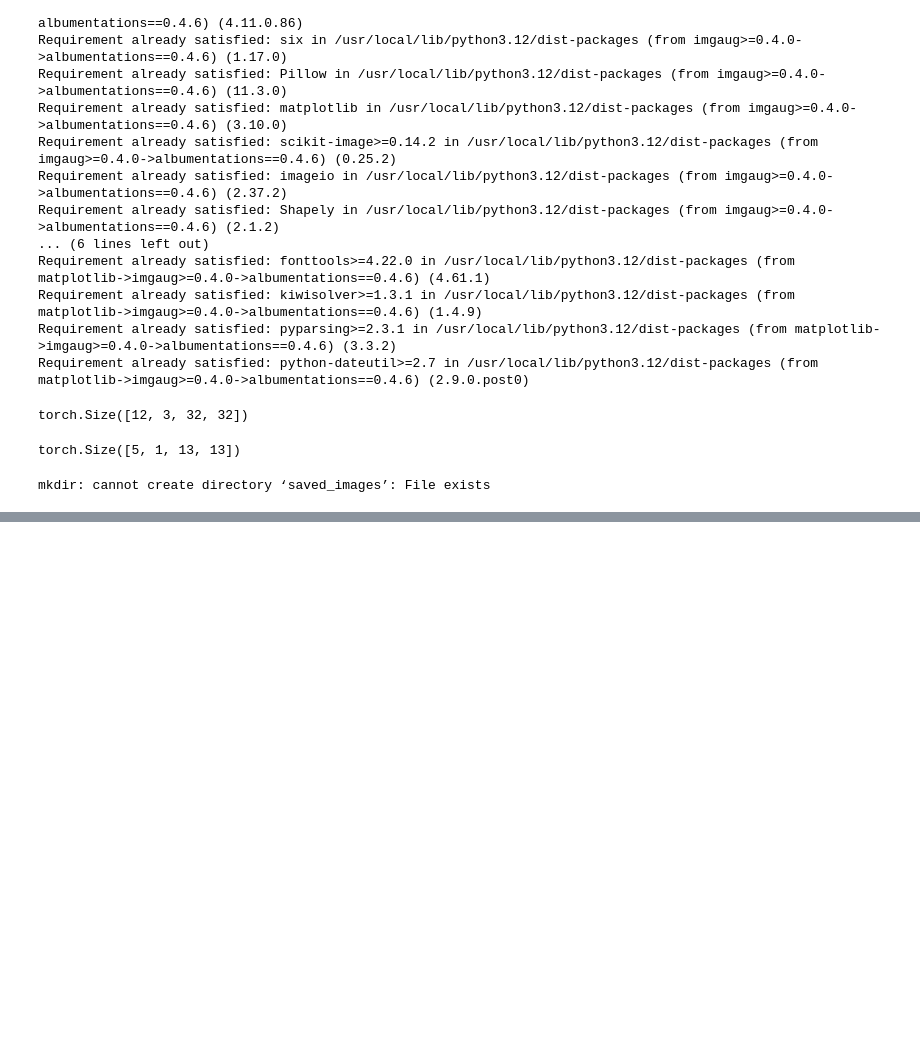
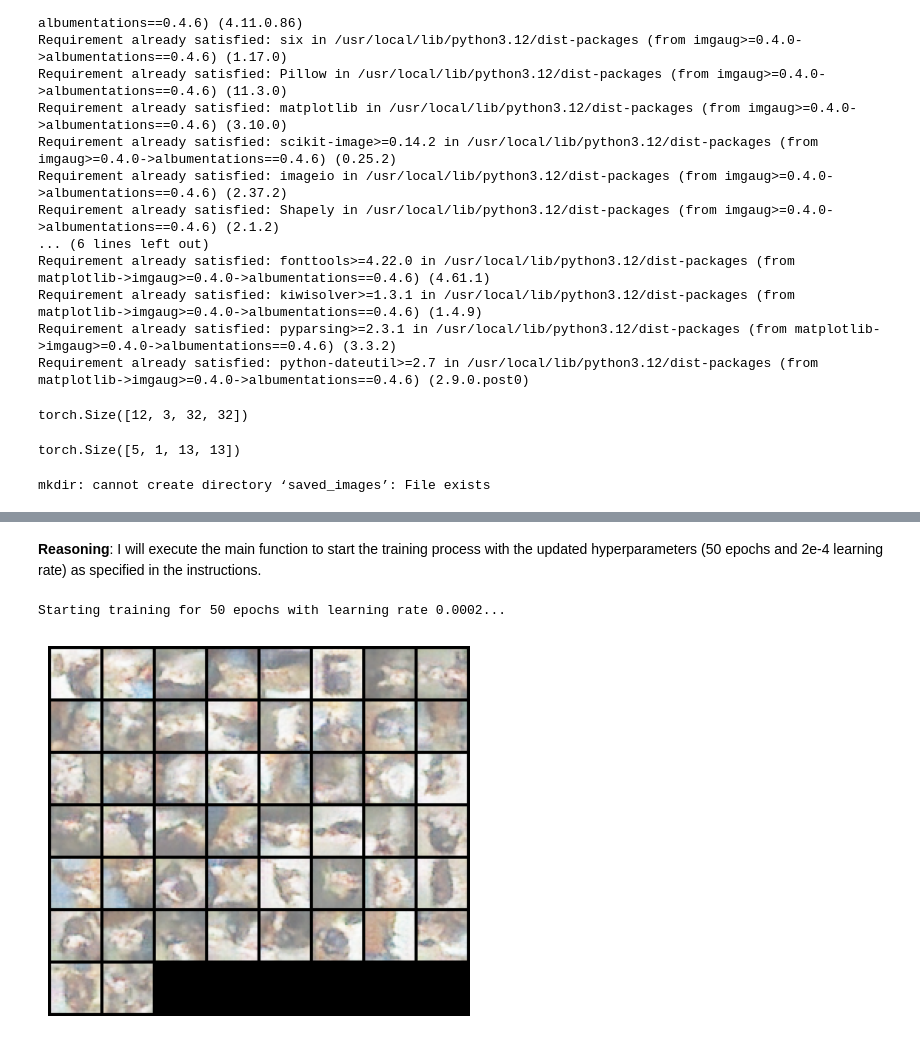
Before and after one commit to ylongresearch/COMP4107-ACV, a Jupyter notebook: CAT2DOG_solution.ipynb, the cells around one changed output, grey strips where cells are left out. Saved outputs shown, nothing was run; the diff lists cells and outputs as text; code cells hidden in the pictures; blank space fills up the shorter version.

```diff
--- a/CAT2DOG_solution.ipynb
+++ b/CAT2DOG_solution.ipynb
@@ -365,0 +488,24 @@ if __name__ == "__main__":
+# %% [markdown]
+**Reasoning**:
+I will execute the main function to start the training process with the updated hyperparameters (50 epochs and 2e-4 learning rate) as specified in the instructions.
+# %%
+if __name__ == "__main__":
+    # The main() function uses the global variables LEARNING_RATE and NUM_EPOCHS
+    # which were updated in the previous step to 2e-4 and 50 respectively.
+    print(f"Starting training for {NUM_EPOCHS} epochs with learning rate {LEARNING_RATE}...")
+    main()
+# %% [output]
+Starting training for 50 epochs with learning rate 0.0002...
+# %%
+import matplotlib.pyplot as plt
+import matplotlib.image as mpimg
+
+# Read the image file from the saved_images directory
+img = mpimg.imread('./saved_images/dog_80.png')
+
+# Display the image
+plt.imshow(img)
+plt.axis('off') # Hide axes ticks and labels
+plt.show()
+# %% [output]
+[figure, added]
```
Also changed, not shown: parts of 6 cells of this notebook.
